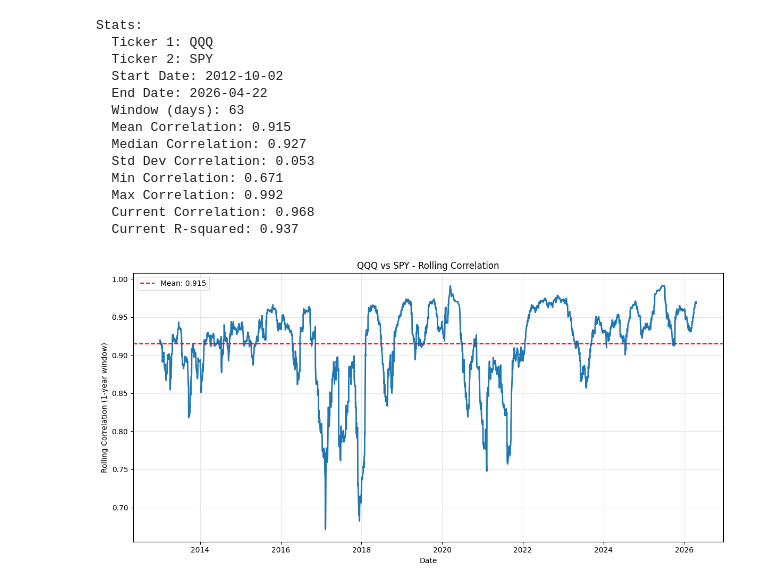
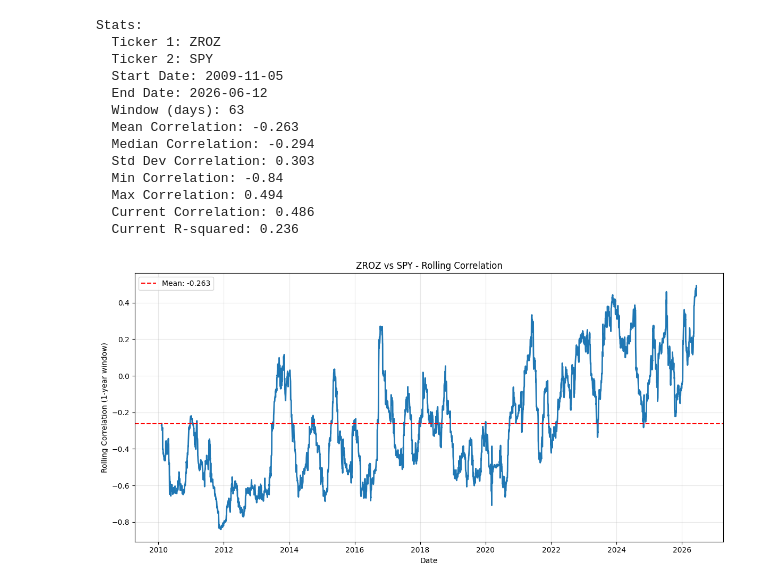
Before and after one commit to sacrom-wongbe/compounding-focus-finance-tooling, a Jupyter notebook: Correlator.ipynb, the cells around one changed output. Cells and saved outputs as stored; diff of their text form; code cells hidden in the pictures.

```diff
--- a/Correlator.ipynb
+++ b/Correlator.ipynb
@@ -89,36 +89,36 @@ def rolling_correlation_2ticker(
     }
 # %%
 # Rolling correlation between two stocks
-result = rolling_correlation_2ticker("QQQ", "SPY", start_date="2012-10-01", end_date=None, window_days=63)
+result = rolling_correlation_2ticker("ZROZ", "SPY", start_date="1990-10-01", end_date=None, window_days=63)
 print("Stats:")
 for key, value in result["stats"].items():
     print(f"  {key}: {value}")
 
 # Plot rolling correlation over time
 rolling_corr_series = result["rolling_correlation"]
 import matplotlib.pyplot as plt
 plt.figure(figsize=(12, 6))
 plt.plot(rolling_corr_series.index, rolling_corr_series.values, linewidth=2)
 plt.axhline(y=result["stats"]["Mean Correlation"], color='r', linestyle='--', label=f"Mean: {result['stats']['Mean Correlation']}")
 plt.xlabel("Date")
 plt.ylabel("Rolling Correlation (1-year window)")
 plt.title(f"{result['stats']['Ticker 1']} vs {result['stats']['Ticker 2']} - Rolling Correlation")
 plt.legend()
 plt.grid(True, alpha=0.3)
 plt.tight_layout()
 plt.show()
 # %% [output]
 Stats:
-  Ticker 1: QQQ
+  Ticker 1: ZROZ
   Ticker 2: SPY
-  Start Date: 2012-10-02
-  End Date: 2026-04-22
+  Start Date: 2009-11-05
+  End Date: 2026-06-12
   Window (days): 63
-  Mean Correlation: 0.915
-  Median Correlation: 0.927
-  Std Dev Correlation: 0.053
-  Min Correlation: 0.671
-  Max Correlation: 0.992
-  Current Correlation: 0.968
-  Current R-squared: 0.937
+  Mean Correlation: -0.263
+  Median Correlation: -0.294
+  Std Dev Correlation: 0.303
+  Min Correlation: -0.84
+  Max Correlation: 0.494
+  Current Correlation: 0.486
+  Current R-squared: 0.236
-[figure, old version]
+[figure, new version]
```
Also changed, not shown: parts of 2 cells of this notebook, 5 other files.
